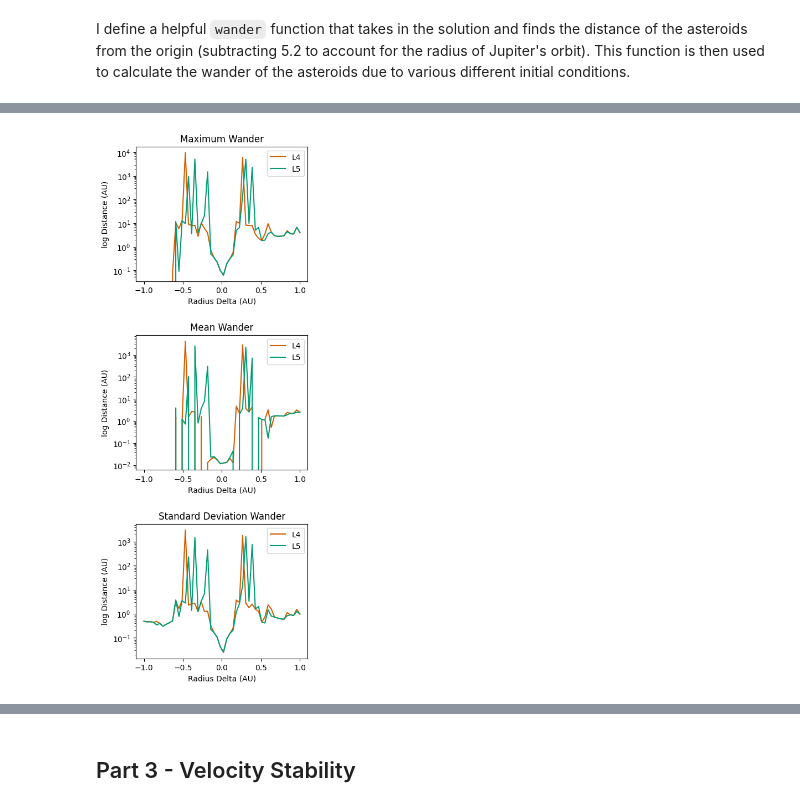
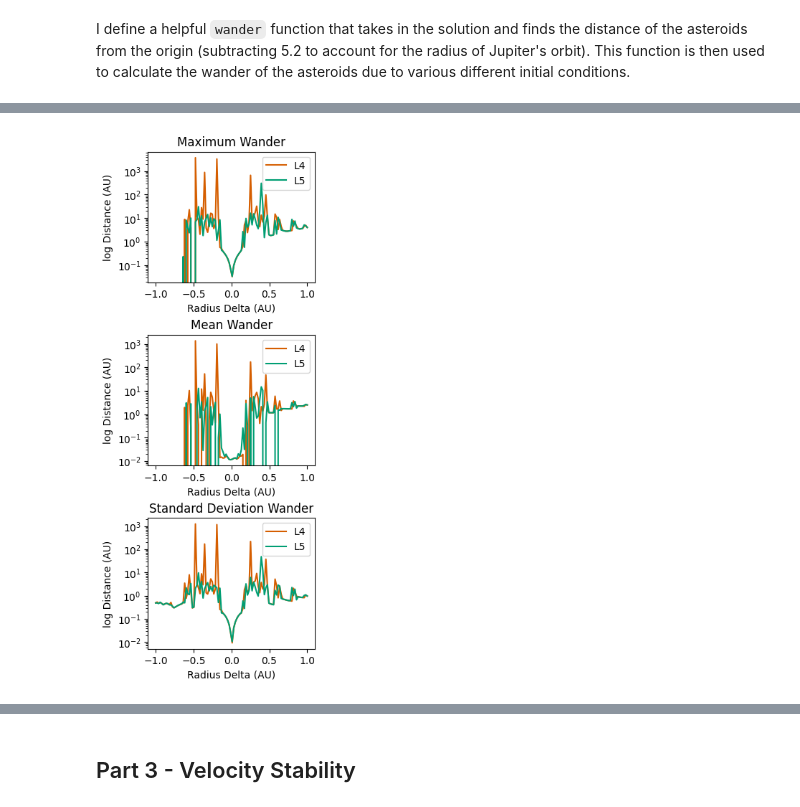
Before and after one commit to vibilanj/cmps, a Jupyter notebook: homework/Project1.ipynb, the cells around one changed output, grey strips where cells are left out. Cells and saved outputs as stored; diff of their text form; code cells hidden in the pictures.

```diff
--- a/homework/Project1.ipynb
+++ b/homework/Project1.ipynb
@@ -203,6 +201,6 @@ When I introduce the radius delta and the angle delta, the wander of the asteroi
 # %%
 # Changing the radius of Jupiter's orbit
-radius_delta = np.linspace(-1, 1, 50)
+radius_delta = np.linspace(-1, 1, 100)
 angle_delta = 0
 
 max_wander_L4 = np.zeros_like(radius_delta)
@@ -237,25 +237,26 @@ for i, rd in enumerate(radius_delta):
 # %%
+# Plotting the wander distance statistics across multiple radius deltas
 fig, (ax_max, ax_mean, ax_std) = plt.subplots(3, 1)
-fig.set_size_inches(4, 12)
+fig.set_size_inches(3, 9)
 
 ax_max.plot(radius_delta, max_wander_L4, color = CF_vermillion, label = "L4")
 ax_max.plot(radius_delta, max_wander_L5, color = CF_green, label = "L5")
 ax_max.set(title = "Maximum Wander", xlabel = "Radius Delta (AU)", ylabel = "log Distance (AU)")
 ax_max.set_yscale("log")
 ax_max.legend()
 
 ax_mean.plot(radius_delta, mean_wander_L4, color = CF_vermillion, label = "L4")
 ax_mean.plot(radius_delta, mean_wander_L5, color = CF_green, label = "L5")
 ax_mean.set(title = "Mean Wander", xlabel = "Radius Delta (AU)", ylabel = "log Distance (AU)")
 ax_mean.set_yscale("log")
 ax_mean.legend()
 
 ax_std.plot(radius_delta, std_wander_L4, color = CF_vermillion, label = "L4")
 ax_std.plot(radius_delta, std_wander_L5, color = CF_green, label = "L5")
 ax_std.set(title = "Standard Deviation Wander", xlabel = "Radius Delta (AU)", ylabel = "log Distance (AU)")
 ax_std.set_yscale("log")
 ax_std.legend()
 
 plt.subplots_adjust(hspace = 0.4)
 # %% [output]
-[figure, old version]
+[figure, new version]
```
Also changed, not shown: parts of 19 cells of this notebook, 1 other file.
